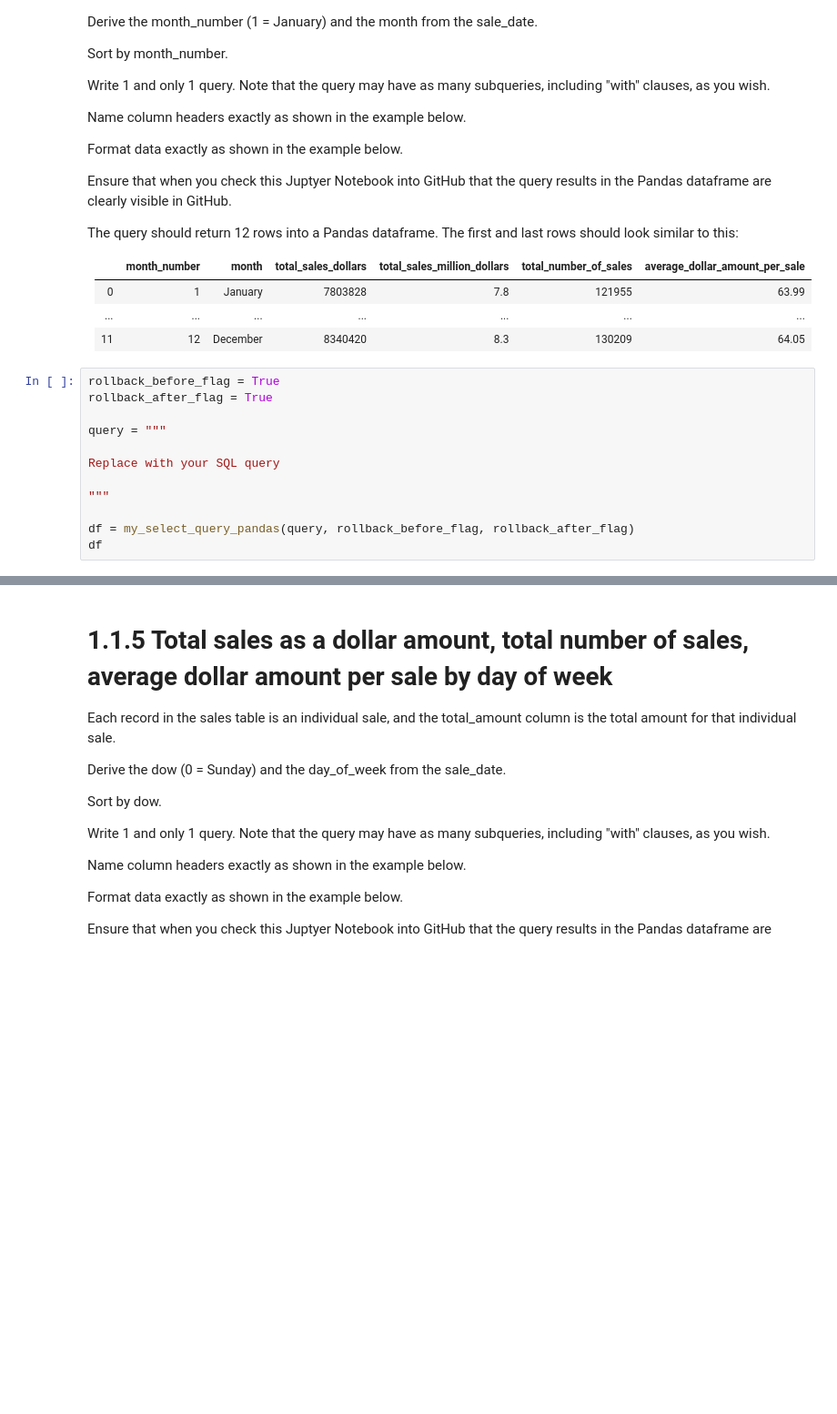
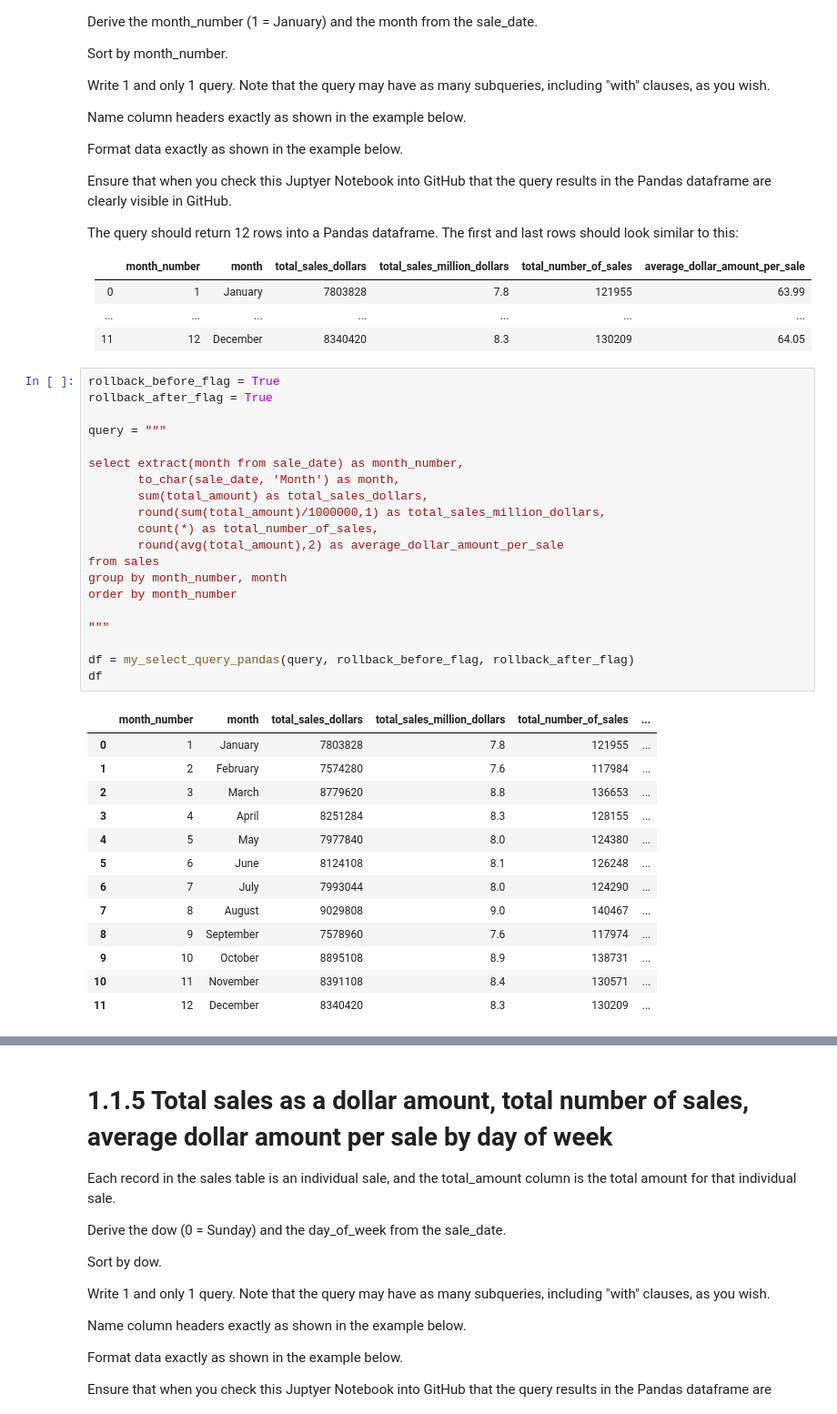
Before and after one commit to henrydatasci/delivery-route-optimization, a Jupyter notebook: project_1_1.ipynb, the cells around one changed output, grey strips where cells are left out. Shown: that part at 91% size. Saved outputs shown, nothing was run; the diff lists cells and outputs as text; blank space fills up the shorter version.

```diff
--- a/project_1_1.ipynb
+++ b/project_1_1.ipynb
@@ -167,15 +191,37 @@ The query should return 12 rows into a Pandas dataframe. The first and last rows
 # %%
 rollback_before_flag = True
 rollback_after_flag = True
 
 query = """
 
-Replace with your SQL query
+select extract(month from sale_date) as month_number,
+       to_char(sale_date, 'Month') as month,
+       sum(total_amount) as total_sales_dollars,
+       round(sum(total_amount)/1000000,1) as total_sales_million_dollars,
+       count(*) as total_number_of_sales,
+       round(avg(total_amount),2) as average_dollar_amount_per_sale
+from sales
+group by month_number, month
+order by month_number
 
 """
 
 df = my_select_query_pandas(query, rollback_before_flag, rollback_after_flag)
 df
+# %% [output]
+|  | month_number | month | total_sales_dollars | total_sales_million_dollars | total_number_of_sales | ... |
+| 0 | 1 | January | 7803828 | 7.8 | 121955 | ... |
+| 1 | 2 | February | 7574280 | 7.6 | 117984 | ... |
+| 2 | 3 | March | 8779620 | 8.8 | 136653 | ... |
+| 3 | 4 | April | 8251284 | 8.3 | 128155 | ... |
+| 4 | 5 | May | 7977840 | 8.0 | 124380 | ... |
+| 5 | 6 | June | 8124108 | 8.1 | 126248 | ... |
+| 6 | 7 | July | 7993044 | 8.0 | 124290 | ... |
+| 7 | 8 | August | 9029808 | 9.0 | 140467 | ... |
+| 8 | 9 | September | 7578960 | 7.6 | 117974 | ... |
+| 9 | 10 | October | 8895108 | 8.9 | 138731 | ... |
+| 10 | 11 | November | 8391108 | 8.4 | 130571 | ... |
+| 11 | 12 | December | 8340420 | 8.3 | 130209 | ... |
 # %% [markdown]
 # 1.1.4 Total sales as a dollar amount, total number of sales, average dollar amount per sale by store and month
 
```
Also changed, not shown: parts of 5 cells of this notebook.
